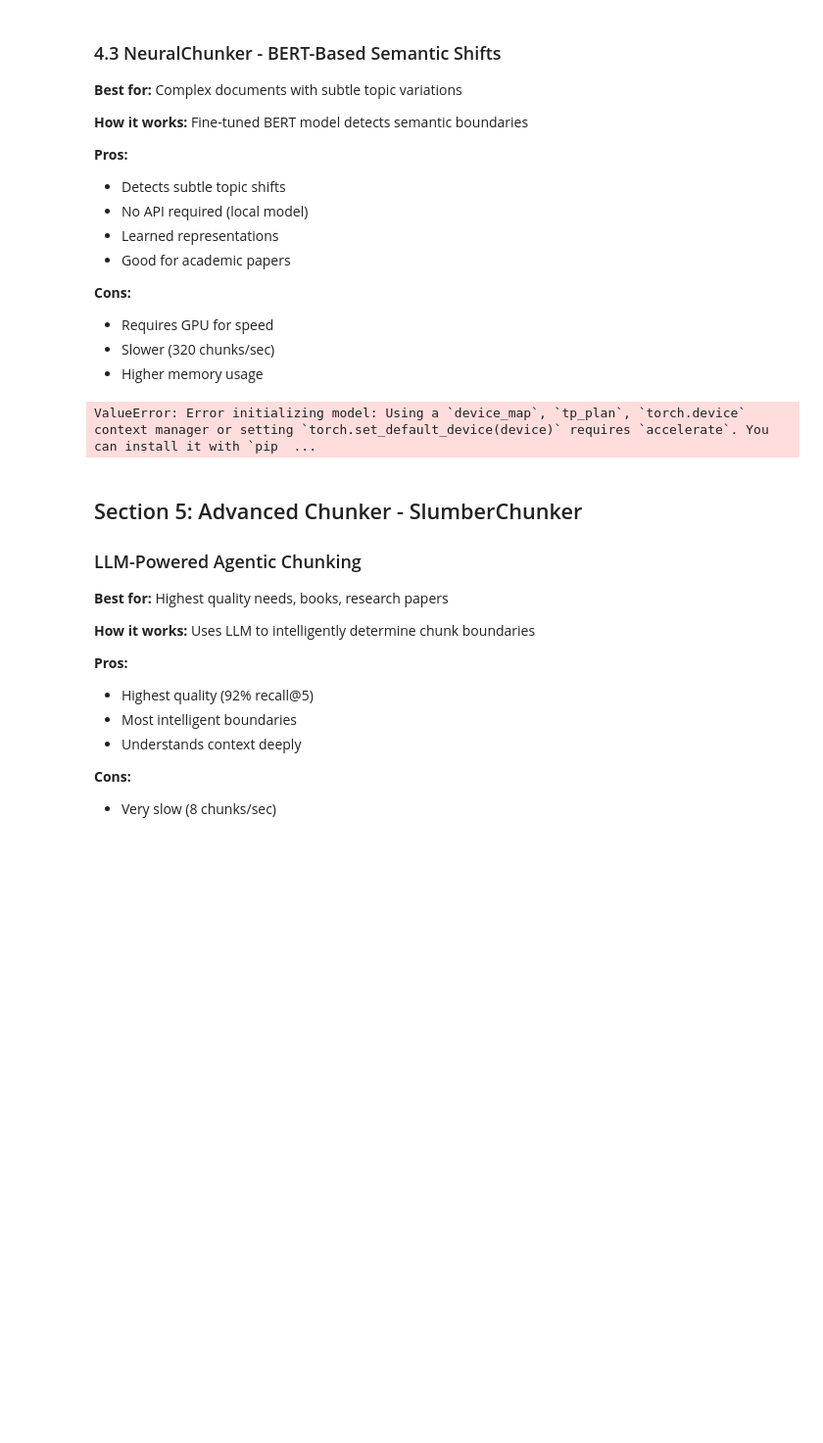
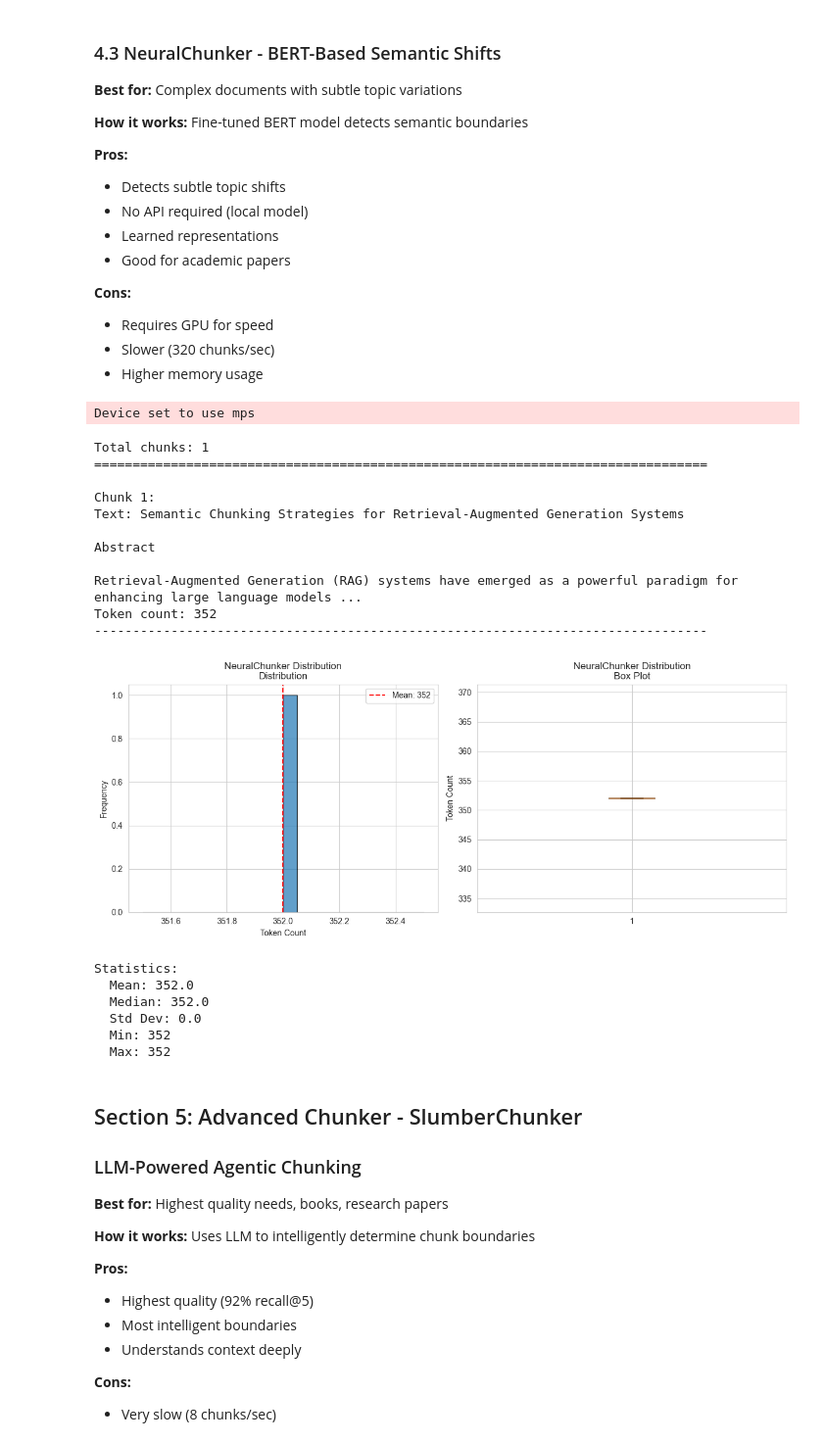
Before and after one commit to Murtuzasaifee/chonkie_chunking, a Jupyter notebook: notebooks/chonkie_tutorial.ipynb, the cells around one changed output. Shown at 98% size. Cells and saved outputs as stored; diff of their text form; code cells hidden in the pictures; blank space fills up the shorter version.

Commit message:
Advanced chunker and RAG pipeline testing

```diff
--- a/notebooks/chonkie_tutorial.ipynb
+++ b/notebooks/chonkie_tutorial.ipynb
@@ -882,20 +878,38 @@ Statistics:
 # %%
 from chonkie import NeuralChunker
 
 # Create NeuralChunker
 neural_chunker = NeuralChunker(
     tokenizer="mirth/chonky_modernbert_base_1",
     min_characters_per_chunk=512
 )
 
 # Chunk research paper
 sample_text = research_paper_text[:2000]
-neural_chunks = neural_chunker.chunk(research_paper_text)
+neural_chunks = neural_chunker.chunk(sample_text)
 
 display_chunks(neural_chunks)
 visualize_chunk_sizes(neural_chunks, "NeuralChunker Distribution")
 # %% [output]
-ValueError: Error initializing model: Using a `device_map`, `tp_plan`, `torch.device` context manager or setting `torch.set_default_device(device)` requires `accelerate`. You can install it with `pip  ...
+Device set to use mps
+Total chunks: 1
+================================================================================
+
+Chunk 1:
+Text: Semantic Chunking Strategies for Retrieval-Augmented Generation Systems
+
+Abstract
+
+Retrieval-Augmented Generation (RAG) systems have emerged as a powerful paradigm for enhancing large language models ...
+Token count: 352
+--------------------------------------------------------------------------------
+[figure, added]
+Statistics:
+  Mean: 352.0
+  Median: 352.0
+  Std Dev: 0.0
+  Min: 352
+  Max: 352
 # %% [markdown]
 ## Section 5: Advanced Chunker - SlumberChunker
 
```
Also changed, not shown: parts of 5 cells of this notebook.
